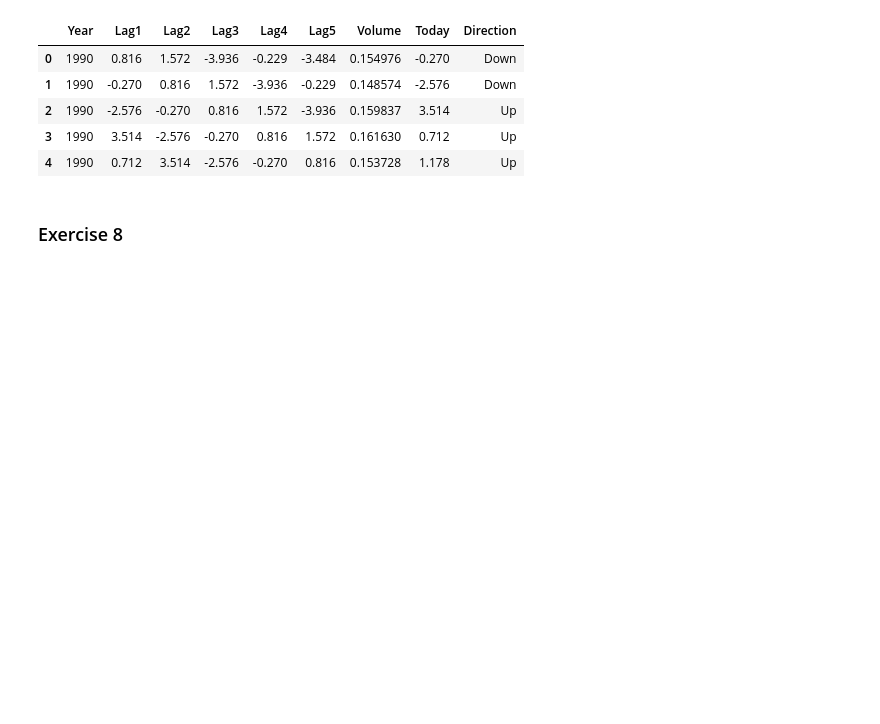
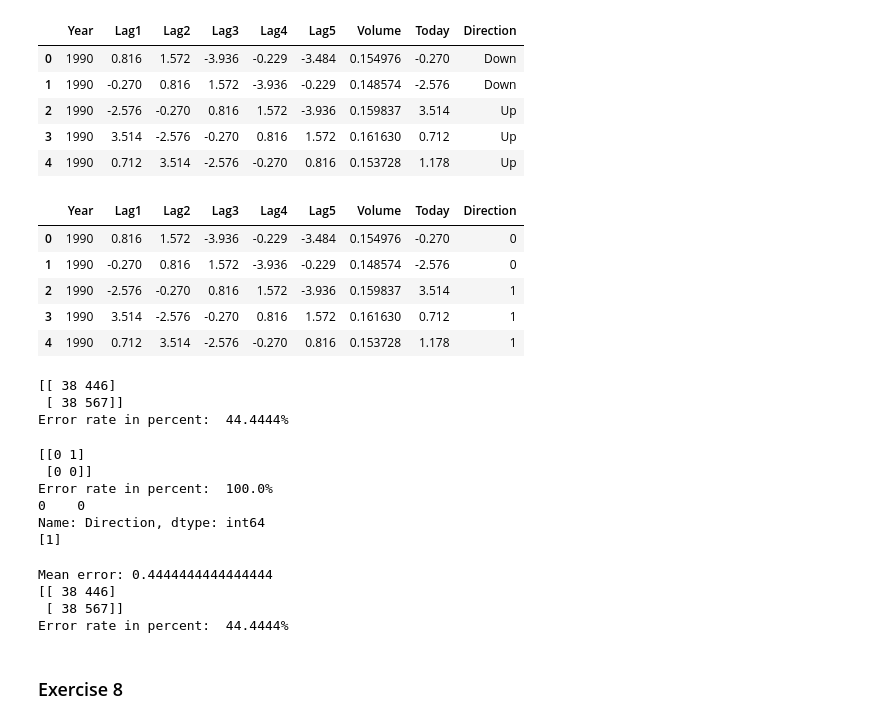
Before and after one commit to SvenNekula/StatisticalLearning, a Jupyter notebook: Chapter 5/Chapter5.ipynb, the cells around one changed output. Cells and saved outputs as stored; diff of their text form; code cells hidden in the pictures; blank space fills up the shorter version.

```diff
--- a/Chapter 5/Chapter5.ipynb
+++ b/Chapter 5/Chapter5.ipynb
@@ -257,2 +256,25 @@ weekly.head()
+# %%
+weekly.Direction.replace(('Down', 'Up'), (0,1), inplace=True)
+weekly.head()
+# %% [output]
+|  | Year | Lag1 | Lag2 | Lag3 | Lag4 | Lag5 | Volume | Today | Direction |
+| 0 | 1990 | 0.816 | 1.572 | -3.936 | -0.229 | -3.484 | 0.154976 | -0.270 | 0 |
+| 1 | 1990 | -0.270 | 0.816 | 1.572 | -3.936 | -0.229 | 0.148574 | -2.576 | 0 |
+| 2 | 1990 | -2.576 | -0.270 | 0.816 | 1.572 | -3.936 | 0.159837 | 3.514 | 1 |
+| 3 | 1990 | 3.514 | -2.576 | -0.270 | 0.816 | 1.572 | 0.161630 | 0.712 | 1 |
+| 4 | 1990 | 0.712 | 3.514 | -2.576 | -0.270 | 0.816 | 0.153728 | 1.178 | 1 |
+# %%
+# a) fit logReg -> Direction ~ Lag1 + Lag2
+weekly_X = weekly[['Lag1', 'Lag2']]
+weekly_y = weekly['Direction']
+
+logReg_full = LogisticRegression(penalty='none').fit(weekly_X, weekly_y)
+
+weekly_y_predict = logReg_full.predict(weekly_X)
+error_rate(weekly_y, weekly_y_predict)
+# %% [output]
+[[ 38 446]
+ [ 38 567]]
+Error rate in percent:  44.4444%
 # %%
 # b) fit logReg -> Direction ~ Lag1 + Lag2 with all but the first observation
@@ -259,5 +291,16 @@ weekly.head()
 # %%
 # c) use the model from b= to predict the direction of the first observation; was it classified correctly?
+error_rate(weekly_single_y, weekly_y_predict)
+
+print(weekly_single_y)
+print(weekly_y_predict)
+# %% [output]
+[[0 1]
+ [0 0]]
+Error rate in percent:  100.0%
+0    0
+Name: Direction, dtype: int64
+[1]
 # %%
 # d) for loop i-n:
 # i) fit a logReg
@@ -267,4 +333,12 @@ weekly.head()
 # %%
 # e) take the avg of the n numbers obtained in d) in order to obtain the LOOCV estimate for the test error
+print(f'Mean error: {1 - np.mean(errors)}')
+
+error_rate(y_test, y_pred)
+# %% [output]
+Mean error: 0.4444444444444444
+[[ 38 446]
+ [ 38 567]]
+Error rate in percent:  44.4444%
 # %% [markdown]
 ### Exercise 8
```
Also changed, not shown: parts of 14 cells of this notebook.
